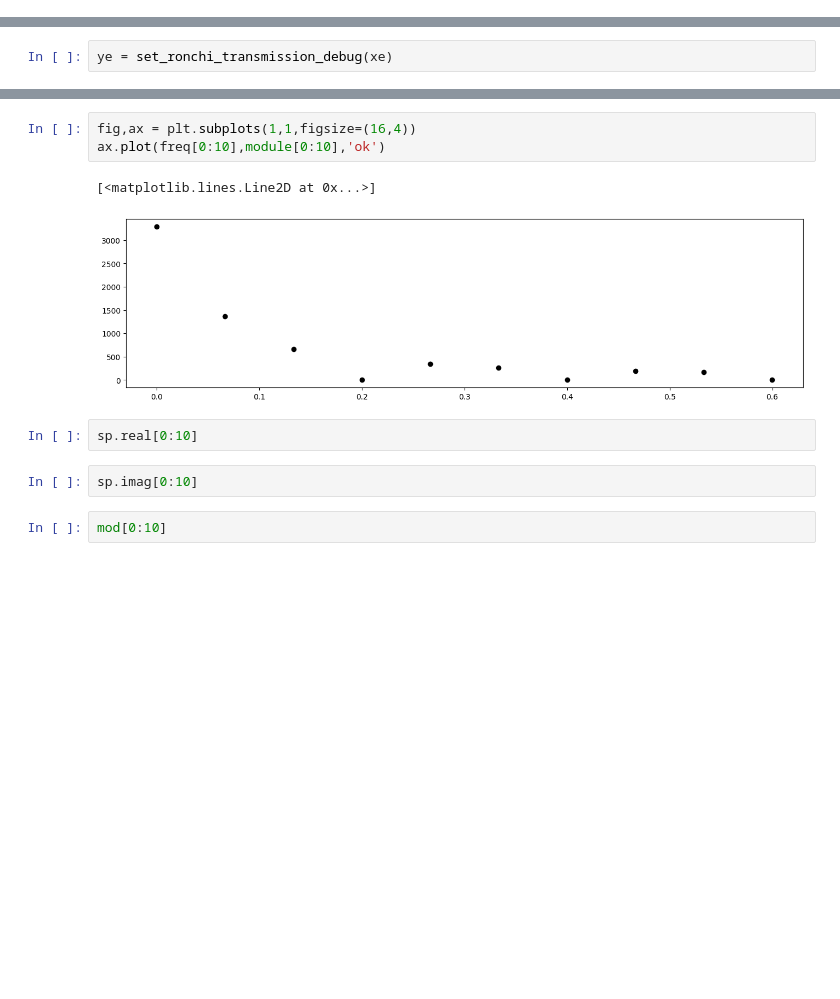
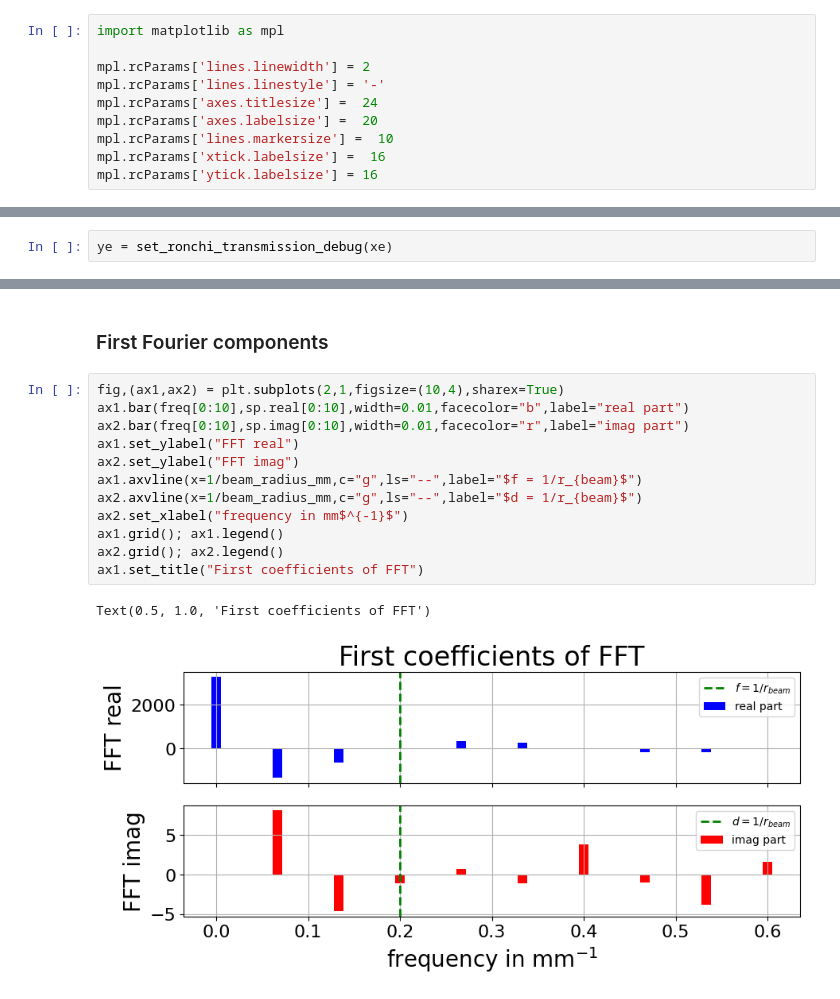
Before and after one commit to sylvielsstfr/AuxtelPSFpoppy, a Jupyter notebook: docs/notebooks/introdiffraction/03_FFT1D.ipynb, the cells around one changed output, grey strips where cells are left out. Saved outputs shown, nothing was run; the diff lists cells and outputs as text; blank space fills up the shorter version.

```diff
--- a/docs/notebooks/introdiffraction/03_FFT1D.ipynb
+++ b/docs/notebooks/introdiffraction/03_FFT1D.ipynb
@@ -14,6 +15,16 @@
 import numpy as np
 import matplotlib.pyplot as plt
 import astropy.units as u
+# %%
+import matplotlib as mpl
+
+mpl.rcParams['lines.linewidth'] = 2
+mpl.rcParams['lines.linestyle'] = '-'
+mpl.rcParams['axes.titlesize'] =  24
+mpl.rcParams['axes.labelsize'] =  20
+mpl.rcParams['lines.markersize'] =  10
+mpl.rcParams['xtick.labelsize'] =  16
+mpl.rcParams['ytick.labelsize'] = 16
 # %% [markdown]
 ### Auxtel Configuration
 # %%
@@ -118,12 +183,17 @@ ax4.legend()
+# %% [markdown]
+### First Fourier components
 # %%
-fig,ax = plt.subplots(1,1,figsize=(16,4))
-ax.plot(freq[0:10],module[0:10],'ok')
+fig,(ax1,ax2) = plt.subplots(2,1,figsize=(10,4),sharex=True)
+ax1.bar(freq[0:10],sp.real[0:10],width=0.01,facecolor="b",label="real part")
+ax2.bar(freq[0:10],sp.imag[0:10],width=0.01,facecolor="r",label="imag part")
+ax1.set_ylabel("FFT real")
+ax2.set_ylabel("FFT imag")
+ax1.axvline(x=1/beam_radius_mm,c="g",ls="--",label="$f = 1/r_{beam}$")
+ax2.axvline(x=1/beam_radius_mm,c="g",ls="--",label="$d = 1/r_{beam}$")
+ax2.set_xlabel("frequency in mm$^{-1}$")
+ax1.grid(); ax1.legend()
+ax2.grid(); ax2.legend()
+ax1.set_title("First coefficients of FFT")
 # %% [output]
-[<matplotlib.lines.Line2D at 0x...>]
+Text(0.5, 1.0, 'First coefficients of FFT')
-[figure, old version]
+[figure, new version]
-# %%
-sp.real[0:10]
-# %%
-sp.imag[0:10]
-# %%
-mod[0:10]
```
Also changed, not shown: parts of 17 cells of this notebook, 1 other file.
